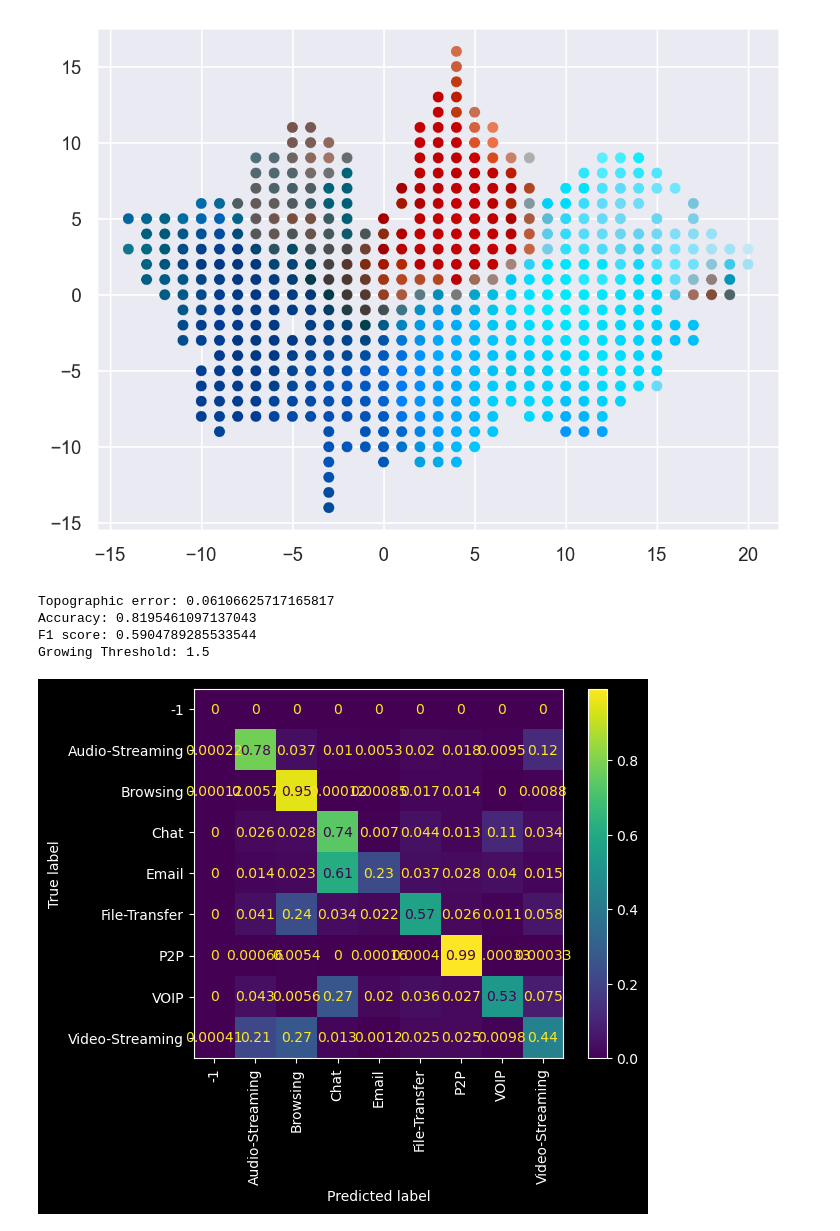
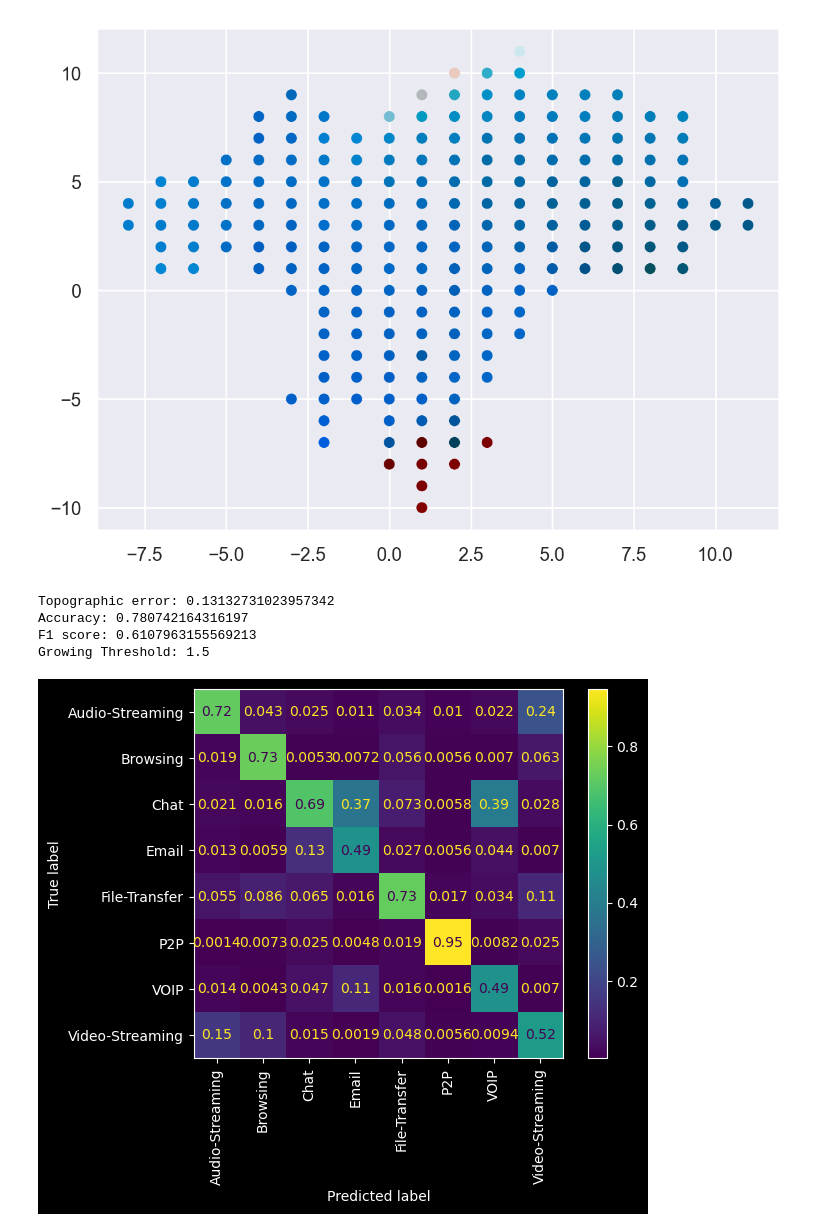
Before and after one commit to SandroMartens/DBGSOM, a Jupyter notebook: examples/darknet.ipynb, the cells around one changed output. Drawn from its saved outputs; the diff is of its cells as text; code cells hidden in the pictures.

```diff
--- a/examples/darknet.ipynb
+++ b/examples/darknet.ipynb
@@ -37,8 +42,9 @@ data.replace(
     inplace=True,
 )
 # convert timestamp to integer
-data.Timestamp = data.Timestamp.astype("int64")
 X = data.drop(columns=["Label", "Label.1"])
+X.Timestamp = X.Timestamp.astype("int64")
+# X = X.drop(["Timestamp"], axis=1)
 y_1 = data["Label"]
 y_2 = data["Label.1"]
 
@@ -46,7 +52,7 @@ X_train, X_test, y_1_train, y_1_test, y_2_train, y_2_test = train_test_split(
     X, y_1, y_2, random_state=23, stratify=y_2
 )
 # %%
-scaler = PowerTransformer()
+scaler = StandardScaler(with_mean=False)
 imputer = KNNImputer(add_indicator=True)
 # One hot encode categorical columns
 ohe = OneHotEncoder(max_categories=10, handle_unknown="infrequent_if_exist")
@@ -58,12 +64,12 @@ col_transformer = ColumnTransformer(
     verbose_feature_names_out=False,
 )
 som = DBGSOM(
-    max_iter=500,
+    max_iter=300,
     random_state=32,
     convergence_iter=10,
     spreading_factor=1.5,
     verbose=True,
-    max_neurons=500,
+    max_neurons=300,
     growth_criterion="entropy",
 )
 
@@ -173,7 +179,7 @@ p = (
 )
 p.save("darknet_pca.png")
 # %% [output]
-[figure, old version]
+[figure, new version]
 # %%
 print(f"Topographic error: {som.topographic_error_}")
 
@@ -190,17 +196,17 @@ print(
 
 print(f"Growing Threshold: {som.growing_threshold_}")
 # %% [output]
-Topographic error: 0.06106625717165817
-Accuracy: 0.8195461097137043
-F1 score: 0.5904789285533544
+Topographic error: 0.13132731023957342
+Accuracy: 0.780742164316197
+F1 score: 0.6107963155569213
 Growing Threshold: 1.5
 # %%
 disp = ConfusionMatrixDisplay.from_predictions(
     y_2_test,
     pipe.predict(X_test),
-    normalize="true",
+    normalize="pred",
     xticks_rotation="vertical",
-    # values_format="f{.3}"
+    values_format=".2",
 )
 # %% [output]
-[figure, old version]
+[figure, new version]
```
Also changed, not shown: parts of 4 cells of this notebook, 3 other files.
